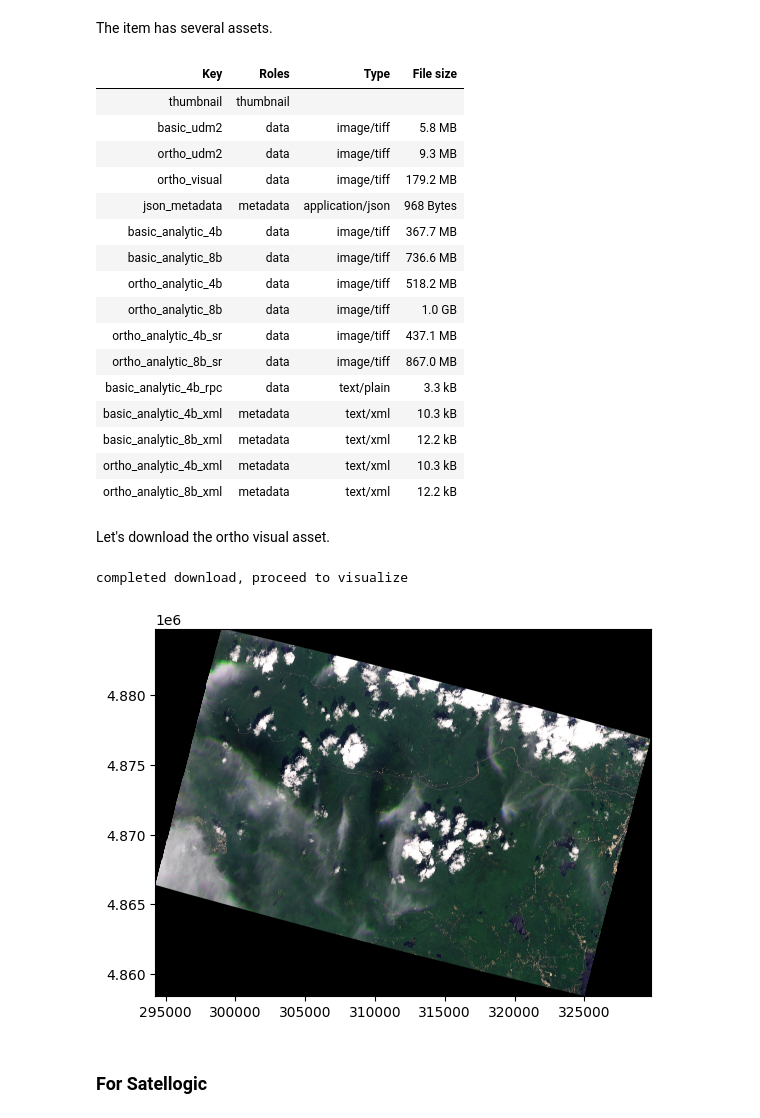
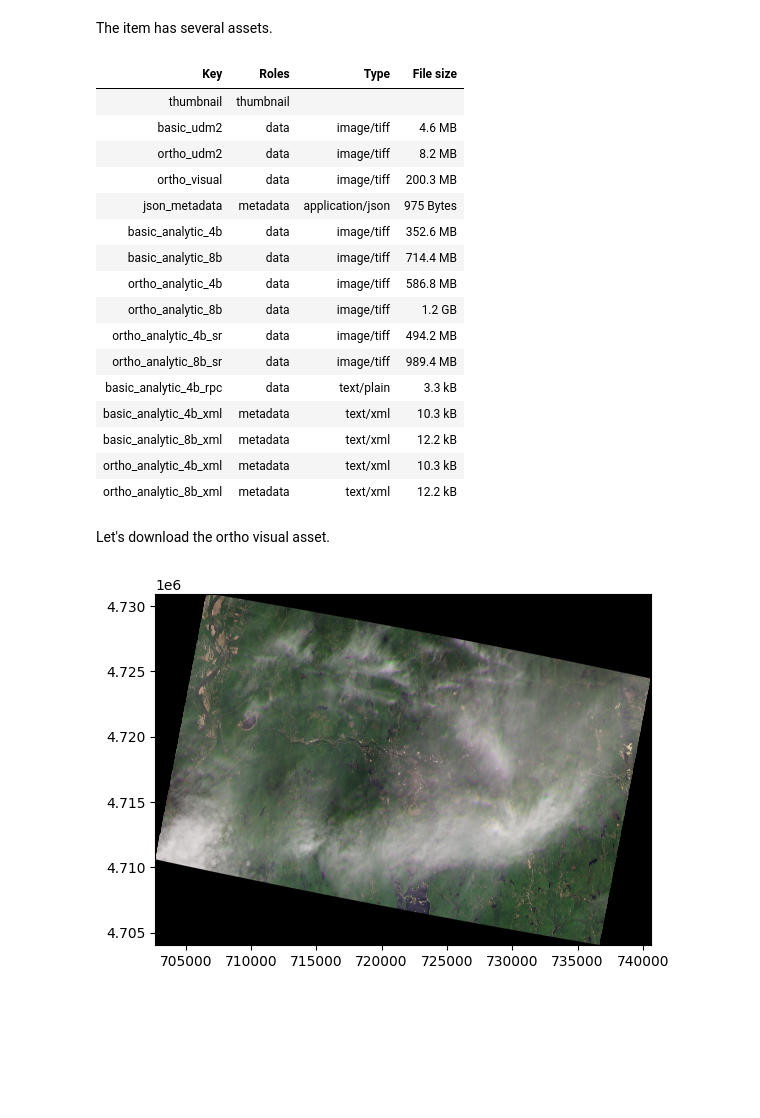
Before and after one commit to NASA-IMPACT/csda-client, a Jupyter notebook: docs/examples/search-and-download.ipynb, the cells around one changed output. Drawn from its saved outputs; the diff is of its cells as text; code cells hidden in the pictures; blank space fills up the shorter version.

Commit message:
reverting search-and-download.ipynb and creating seperate workbook for satellogic

```diff
--- a/docs/examples/search-and-download.ipynb
+++ b/docs/examples/search-and-download.ipynb
@@ -213,7 +160,7 @@ For this demonstration, we cheat a bit and use an item that we _know_ isn't in c
 # %%
 item_search = stac_client.search(
     collections=["planet"],
-    ids=[PLANET_ITEM_ID],
+    ids=["PSScene-20250513_160742_95_253a"],
 )
 item_collection = item_search.item_collection()
 assert len(item_collection) == 1
@@ -244,16 +191,16 @@ tabulate.tabulate(
 # %% [output]
 | Key | Roles | Type | File size |
 | thumbnail | thumbnail |  |  |
-| basic_udm2 | data | image/tiff | 5.8 MB |
-| ortho_udm2 | data | image/tiff | 9.3 MB |
-| ortho_visual | data | image/tiff | 179.2 MB |
-| json_metadata | metadata | application/json | 968 Bytes |
-| basic_analytic_4b | data | image/tiff | 367.7 MB |
-| basic_analytic_8b | data | image/tiff | 736.6 MB |
-| ortho_analytic_4b | data | image/tiff | 518.2 MB |
-| ortho_analytic_8b | data | image/tiff | 1.0 GB |
-| ortho_analytic_4b_sr | data | image/tiff | 437.1 MB |
-| ortho_analytic_8b_sr | data | image/tiff | 867.0 MB |
+| basic_udm2 | data | image/tiff | 4.6 MB |
+| ortho_udm2 | data | image/tiff | 8.2 MB |
+| ortho_visual | data | image/tiff | 200.3 MB |
+| json_metadata | metadata | application/json | 975 Bytes |
+| basic_analytic_4b | data | image/tiff | 352.6 MB |
+| basic_analytic_8b | data | image/tiff | 714.4 MB |
+| ortho_analytic_4b | data | image/tiff | 586.8 MB |
+| ortho_analytic_8b | data | image/tiff | 1.2 GB |
+| ortho_analytic_4b_sr | data | image/tiff | 494.2 MB |
+| ortho_analytic_8b_sr | data | image/tiff | 989.4 MB |
 | basic_analytic_4b_rpc | data | text/plain | 3.3 kB |
 | basic_analytic_4b_xml | metadata | text/xml | 10.3 kB |
 | basic_analytic_8b_xml | metadata | text/xml | 12.2 kB |
@@ -262,15 +209,10 @@ tabulate.tabulate(
 # %% [markdown]
 Let's download the ortho visual asset.
 # %%
-asset_key = "ortho_visual"
 with TemporaryDirectory() as temporary_directory:
-    local_path = Path(temporary_directory) / f"{asset_key}.tif"
-    client.download_item(item, asset_key, local_path)
-    print("completed download, proceed to visualize")
+    local_path = Path(temporary_directory) / "ortho_visual.tif"
+    client.download_item(item, "ortho_visual", local_path)
     with rasterio.open(local_path) as dataset:
         rasterio.plot.show(dataset)
 # %% [output]
-completed download, proceed to visualize
-[figure, old version]
+[figure, new version]
-# %% [markdown]
-### For Satellogic
```
Also changed, not shown: parts of 23 cells of this notebook, 1 other file.
